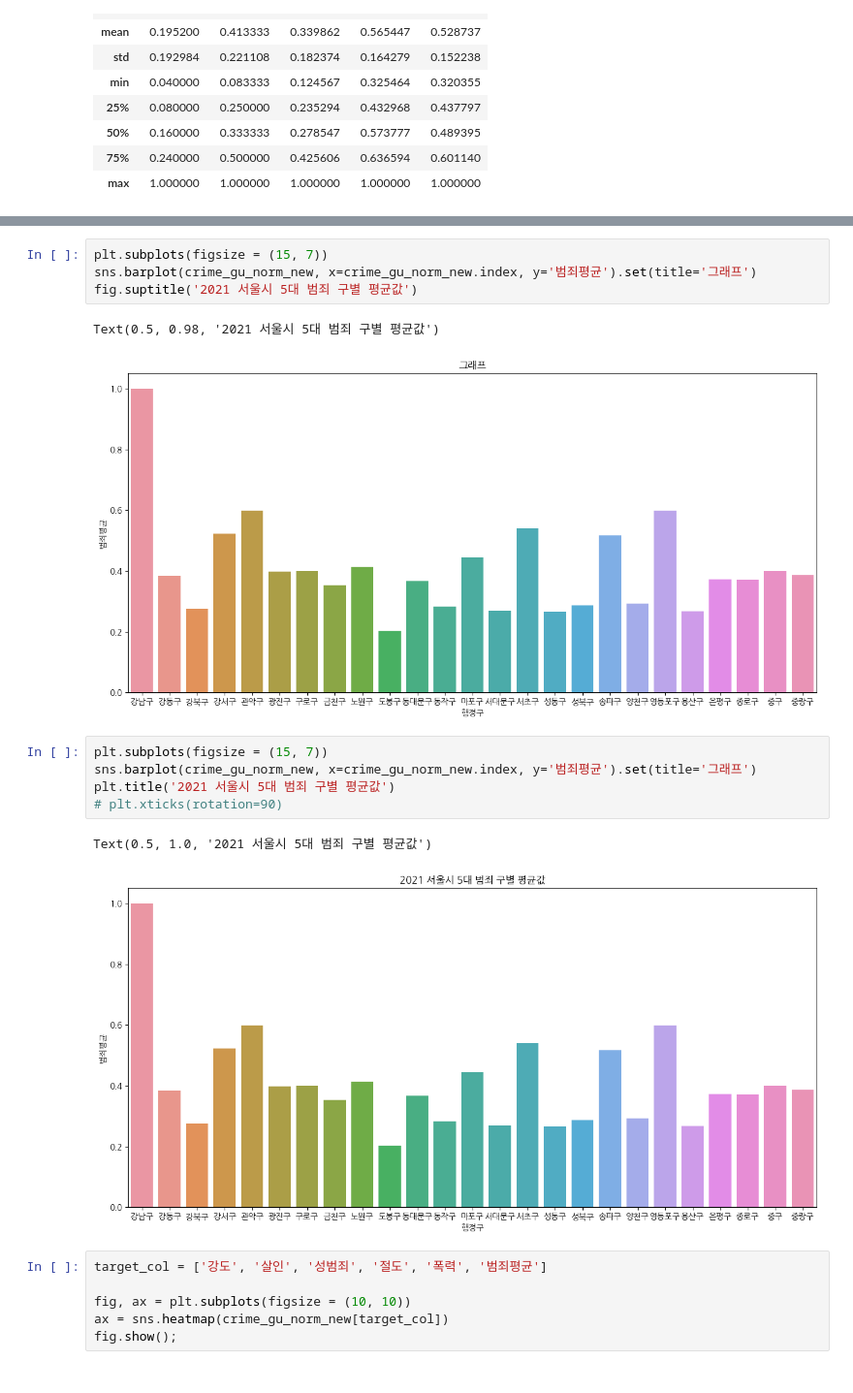
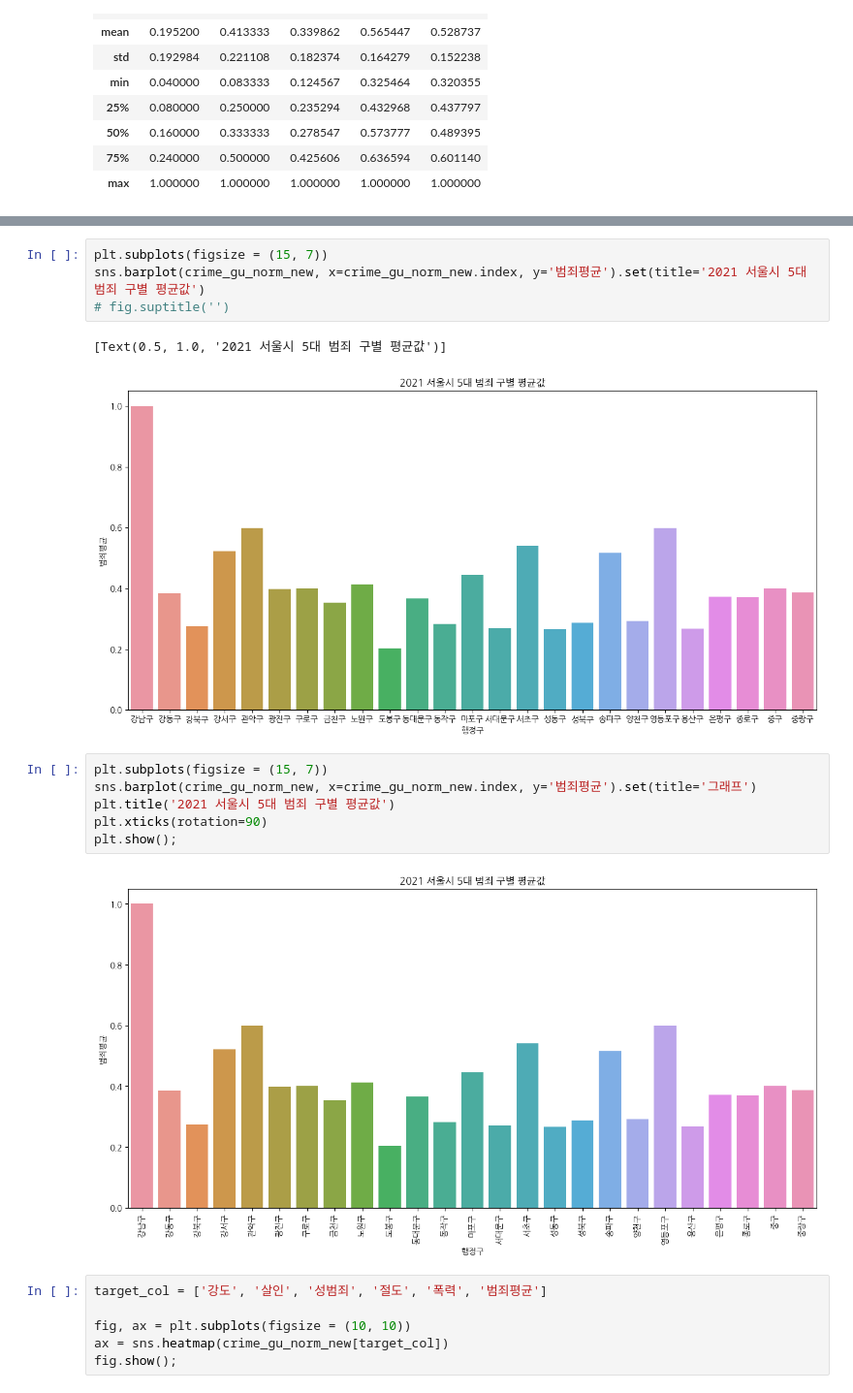
Before and after one commit to dragon11112222/seoul_crime, a Jupyter notebook: EDA/src/231110seoul_crime_project.ipynb, the cells around one changed output, grey strips where cells are left out. Shown at 97% size. Drawn from its saved outputs; the diff is of its cells as text.

Commit message:
시각화 추가 테스트
- fig, ax 관계
- .set(), .set_title(), plt.title() 관계

```diff
--- a/EDA/src/231110seoul_crime_project.ipynb
+++ b/EDA/src/231110seoul_crime_project.ipynb
@@ -870,19 +870,19 @@ plt.show();
 [figure]
 # %%
 plt.subplots(figsize = (15, 7))
-sns.barplot(crime_gu_norm_new, x=crime_gu_norm_new.index, y='범죄평균').set(title='그래프')
-fig.suptitle('2021 서울시 5대 범죄 구별 평균값')
+sns.barplot(crime_gu_norm_new, x=crime_gu_norm_new.index, y='범죄평균').set(title='2021 서울시 5대 범죄 구별 평균값')
+# fig.suptitle('')
 # %% [output]
-Text(0.5, 0.98, '2021 서울시 5대 범죄 구별 평균값')
+[Text(0.5, 1.0, '2021 서울시 5대 범죄 구별 평균값')]
-[figure, old version]
+[figure, new version]
 # %%
 plt.subplots(figsize = (15, 7))
 sns.barplot(crime_gu_norm_new, x=crime_gu_norm_new.index, y='범죄평균').set(title='그래프')
 plt.title('2021 서울시 5대 범죄 구별 평균값')
-# plt.xticks(rotation=90)
+plt.xticks(rotation=90)
+plt.show();
 # %% [output]
-Text(0.5, 1.0, '2021 서울시 5대 범죄 구별 평균값')
-[figure, old version]
+[figure, new version]
 # %%
 target_col = ['강도', '살인', '성범죄', '절도', '폭력', '범죄평균']
 
```
Also changed, not shown: parts of 1 cell of this notebook.
